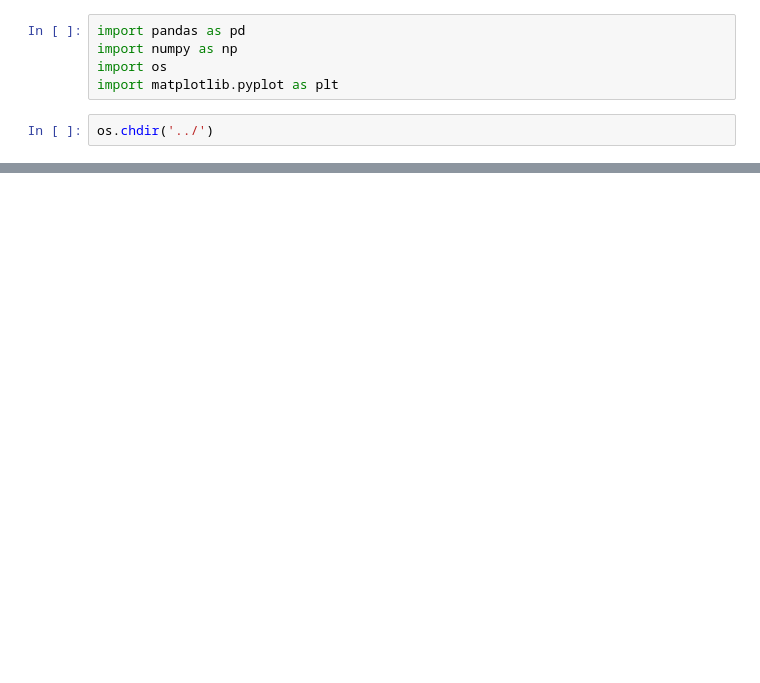
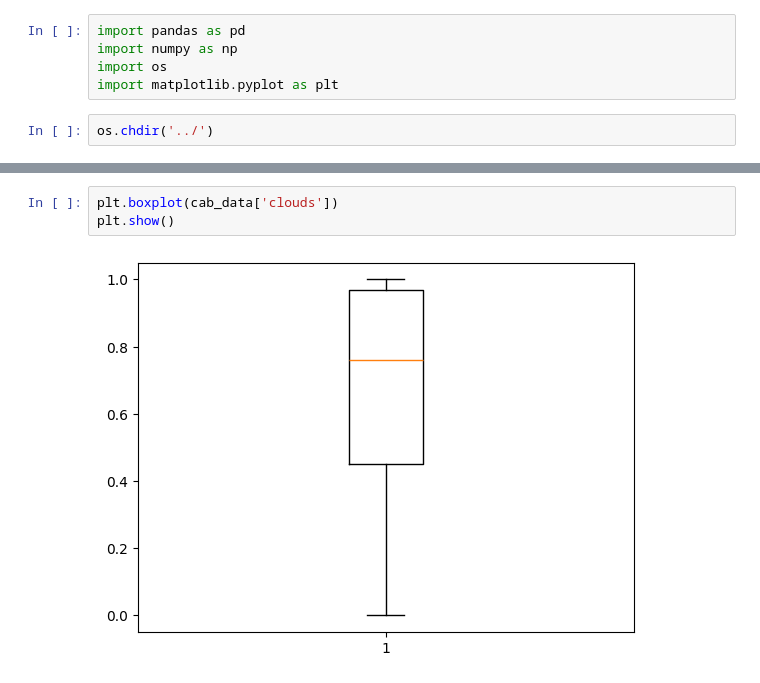
Before and after one commit to Immortal-Pi/SurgeSense, a Jupyter notebook: research/data_analysis_all.ipynb, the cells around one changed output, grey strips where cells are left out. Drawn from its saved outputs; the diff is of its cells as text; blank space fills up the shorter version.

```diff
--- a/research/data_analysis_all.ipynb
+++ b/research/data_analysis_all.ipynb
@@ -17,0 +21,5 @@ cab_data.head()
+# %%
+plt.boxplot(cab_data['clouds'])
+plt.show()
+# %% [output]
+[figure, added]
```
Also changed, not shown: parts of 13 cells of this notebook, 11 other files.
